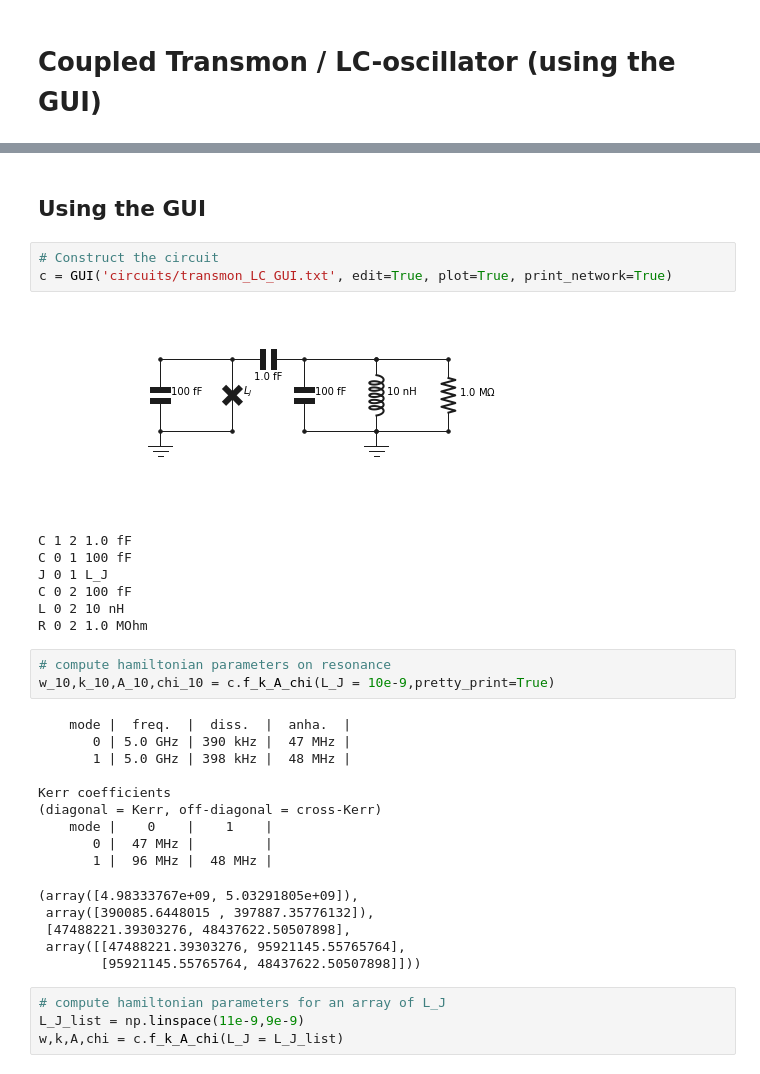
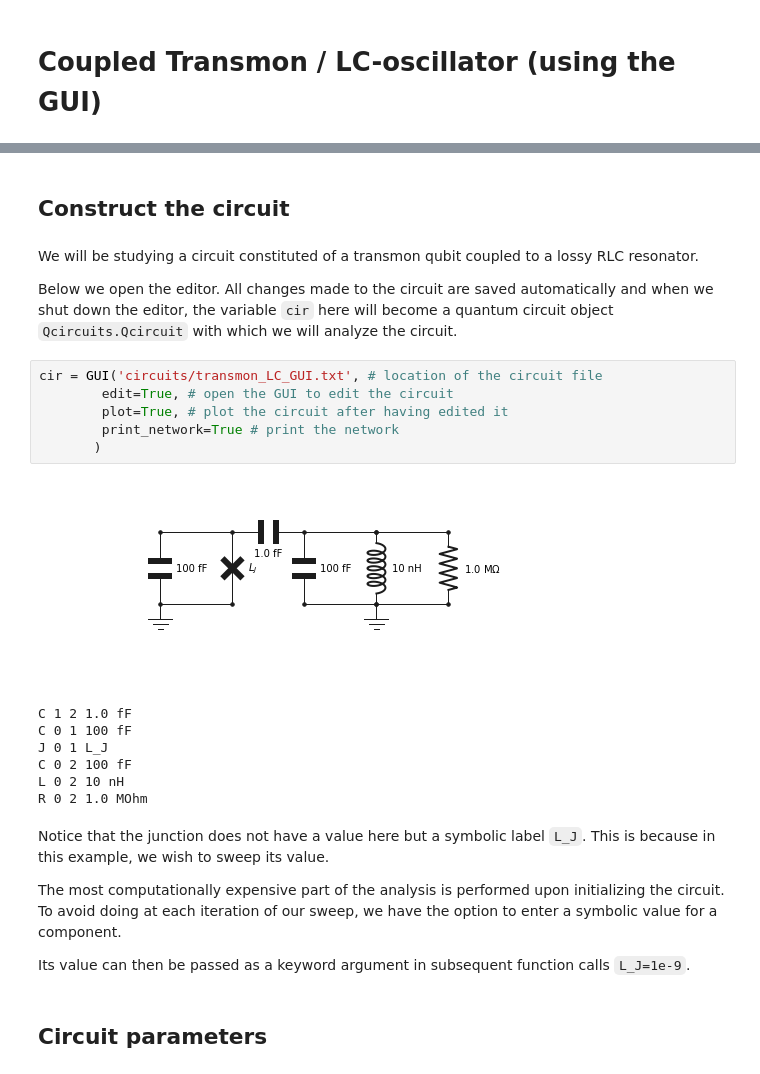
Before and after one commit to qucat/qucat, a Jupyter notebook: docs/source/tutorials/transmon_LC_GUI.ipynb, the cells around one changed output, grey strips where cells are left out. Saved outputs shown, nothing was run; the diff lists cells and outputs as text.

```diff
--- a/docs/source/tutorials/transmon_LC_GUI.ipynb
+++ b/docs/source/tutorials/transmon_LC_GUI.ipynb
@@ -28,37 +29,37 @@ W;2,0;3,0;;
 W;2,-1;3,-1;;
 """)
 # %% [markdown]
-## Using the GUI
+## Construct the circuit
-# %%
-# Construct the circuit
-c = GUI('circuits/transmon_LC_GUI.txt', edit=True, plot=True, print_network=True)
-# %% [output]
-[figure, removed]
-C 1 2 1.0 fF
-C 0 1 100 fF
-J 0 1 L_J
-C 0 2 100 fF
-L 0 2 10 nH
-R 0 2 1.0 MOhm
-# %%
-# compute hamiltonian parameters on resonance
-w_10,k_10,A_10,chi_10 = c.f_k_A_chi(L_J = 10e-9,pretty_print=True)
-# %% [output]
-    mode |  freq.  |  diss.  |  anha.  |
-       0 | 5.0 GHz | 390 kHz |  47 MHz |
-       1 | 5.0 GHz | 398 kHz |  48 MHz |
-
-Kerr coefficients
-(diagonal = Kerr, off-diagonal = cross-Kerr)
-    mode |    0    |    1    |
-       0 |  47 MHz |         |
-       1 |  96 MHz |  48 MHz |
-(array([4.98333767e+09, 5.03291805e+09]),
- array([390085.6448015 , 397887.35776132]),
- [47488221.39303276, 48437622.50507898],
- array([[47488221.39303276, 95921145.55765764],
-        [95921145.55765764, 48437622.50507898]]))
-# %%
-# compute hamiltonian parameters for an array of L_J
-L_J_list = np.linspace(11e-9,9e-9)
-w,k,A,chi = c.f_k_A_chi(L_J = L_J_list)
+# %% [markdown]
+We will be studying a circuit constituted of a transmon qubit coupled to a lossy RLC resonator.
+
+Below we open the editor. All changes made to the circuit are saved automatically and when we shut down the editor, the variable ``cir`` here will become a quantum circuit object ``Qcircuits.Qcircuit`` with which we will analyze the circuit.
+# %%
+cir = GUI('circuits/transmon_LC_GUI.txt', # location of the circuit file
+        edit=True, # open the GUI to edit the circuit
+        plot=True, # plot the circuit after having edited it
+        print_network=True # print the network
+       )
+# %% [output]
+[figure, added]
+C 1 2 1.0 fF
+C 0 1 100 fF
+J 0 1 L_J
+C 0 2 100 fF
+L 0 2 10 nH
+R 0 2 1.0 MOhm
+# %% [markdown]
+Notice that the junction does not have a value
+here but a symbolic label ``L_J``.
+This is because in this example,
+we wish to sweep its value.
+
+The most computationally expensive part of the
+analysis is performed upon initializing the circuit.
+To avoid doing at each iteration of our sweep,
+we have the option to enter a symbolic value for a component.
+
+Its value can then be passed
+as a keyword argument in subsequent function calls ``L_J=1e-9``.
+# %% [markdown]
+## Circuit parameters
```
Also changed, not shown: parts of 24 cells of this notebook, 3 other files.
